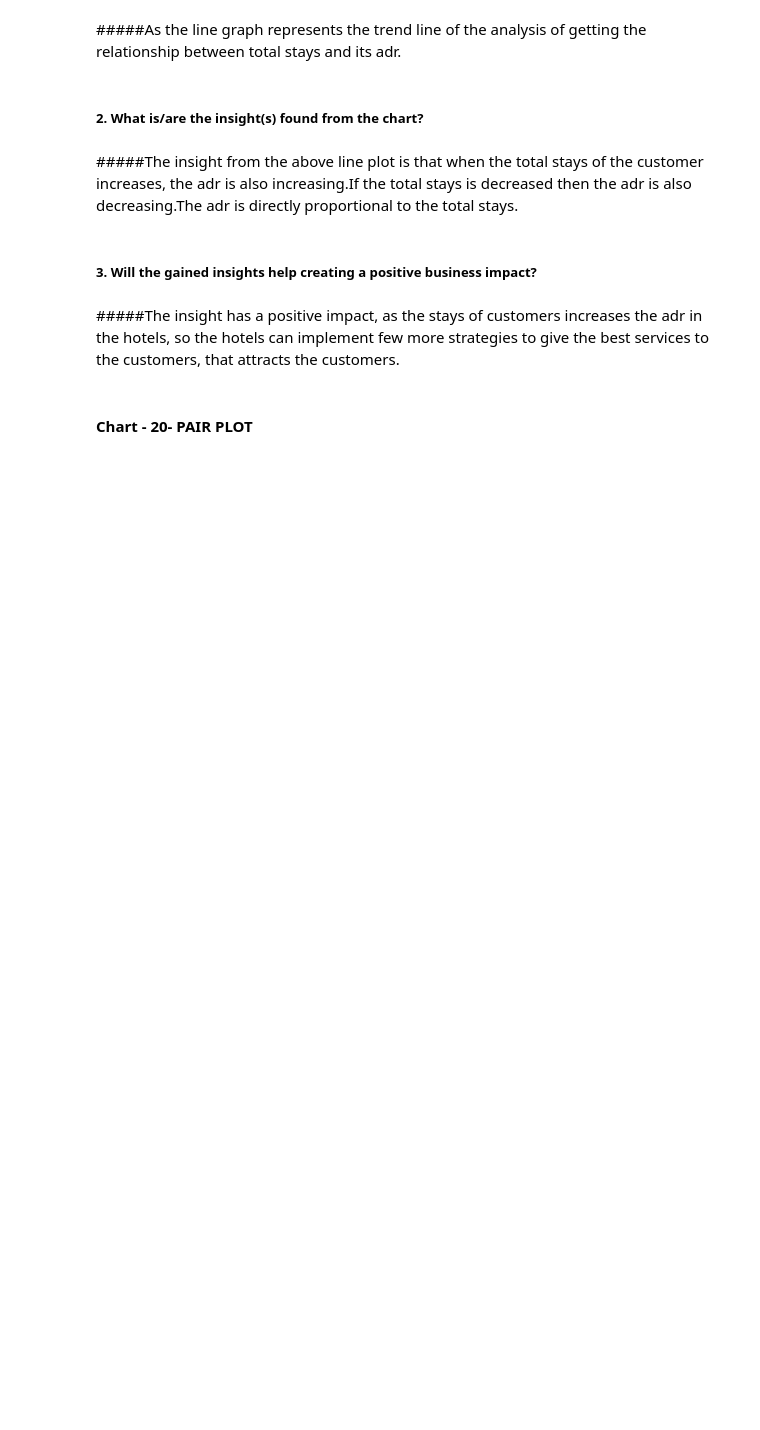
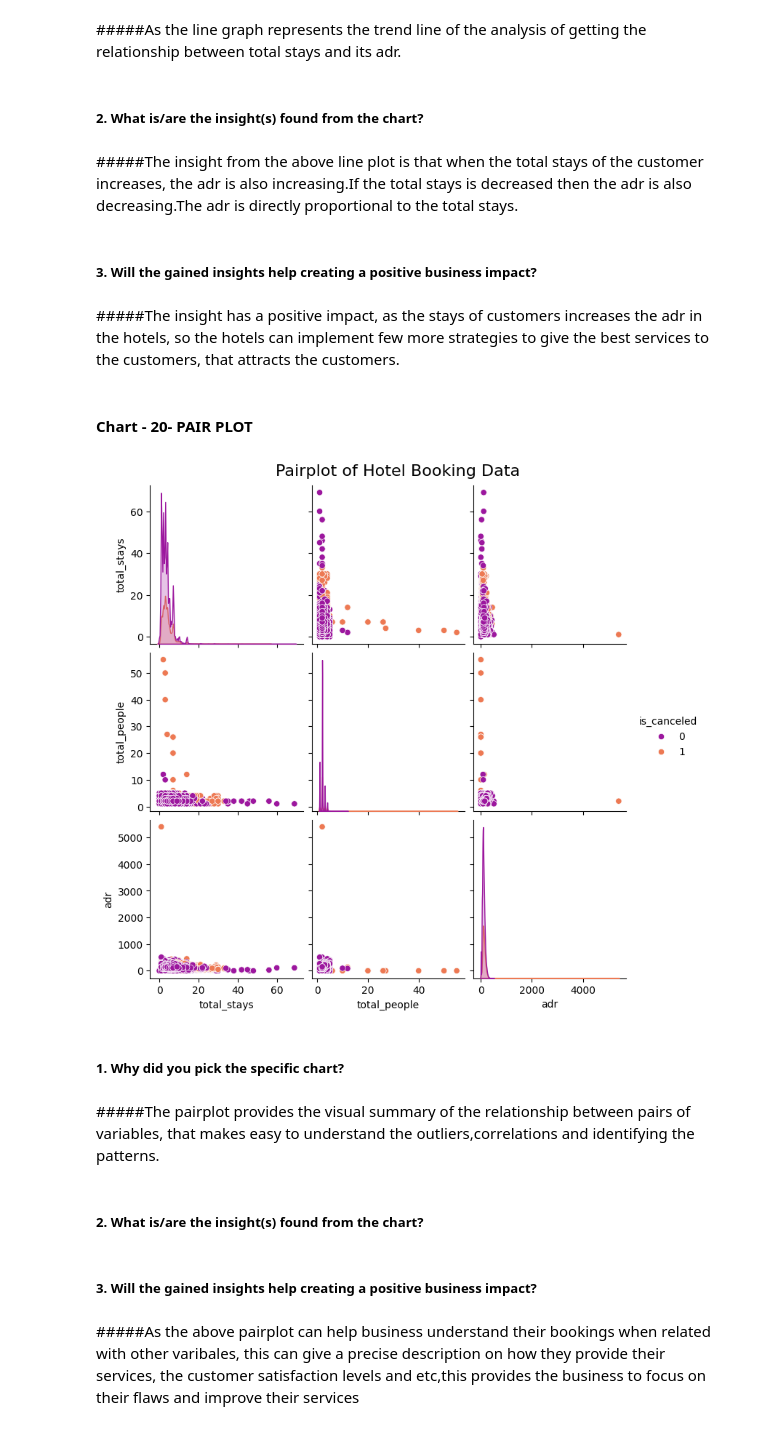
Before and after one commit to jyothika2809/CITY-AND-RESORT-HOTEL-EDA-AND-DASHBOARD, a Jupyter notebook: EDA_hotel_booking_analysis.ipynb, the cells around one changed output. Cells and saved outputs as stored; diff of their text form; code cells hidden in the pictures; blank space fills up the shorter version.

```diff
--- a/EDA_hotel_booking_analysis.ipynb
+++ b/EDA_hotel_booking_analysis.ipynb
@@ -1084,9 +1084,21 @@ plt.show()
 # %% [markdown]
 #### Chart - 20- PAIR PLOT
 # %%
-selected_data = hotel_booking[['lead_time','arrival_date_year','arrival_date_month','total_stays','total_people','adr','is_canceled']]
+selected_data = hotel_booking[['arrival_date_month','total_stays','total_people','adr','is_canceled']]
 
 # Create the pairplot
 sns.pairplot(selected_data, hue='is_canceled', diag_kind='kde', palette='plasma')
 plt.suptitle('Pairplot of Hotel Booking Data', y=1.02, fontsize=16)
 plt.show()
+# %% [output]
+[figure, added]
+# %% [markdown]
+##### 1. Why did you pick the specific chart?
+# %% [markdown]
+#####The pairplot provides the visual summary of the relationship between pairs of variables, that makes easy to understand the outliers,correlations and identifying the patterns.
+# %% [markdown]
+##### 2. What is/are the insight(s) found from the chart?
+# %% [markdown]
+##### 3. Will the gained insights help creating a positive business impact?
+# %% [markdown]
+#####As the above pairplot can help business understand their bookings when related with other varibales, this can give a precise description on how they provide their services, the customer satisfaction levels and etc,this provides the business to focus on their flaws and improve their services
```
